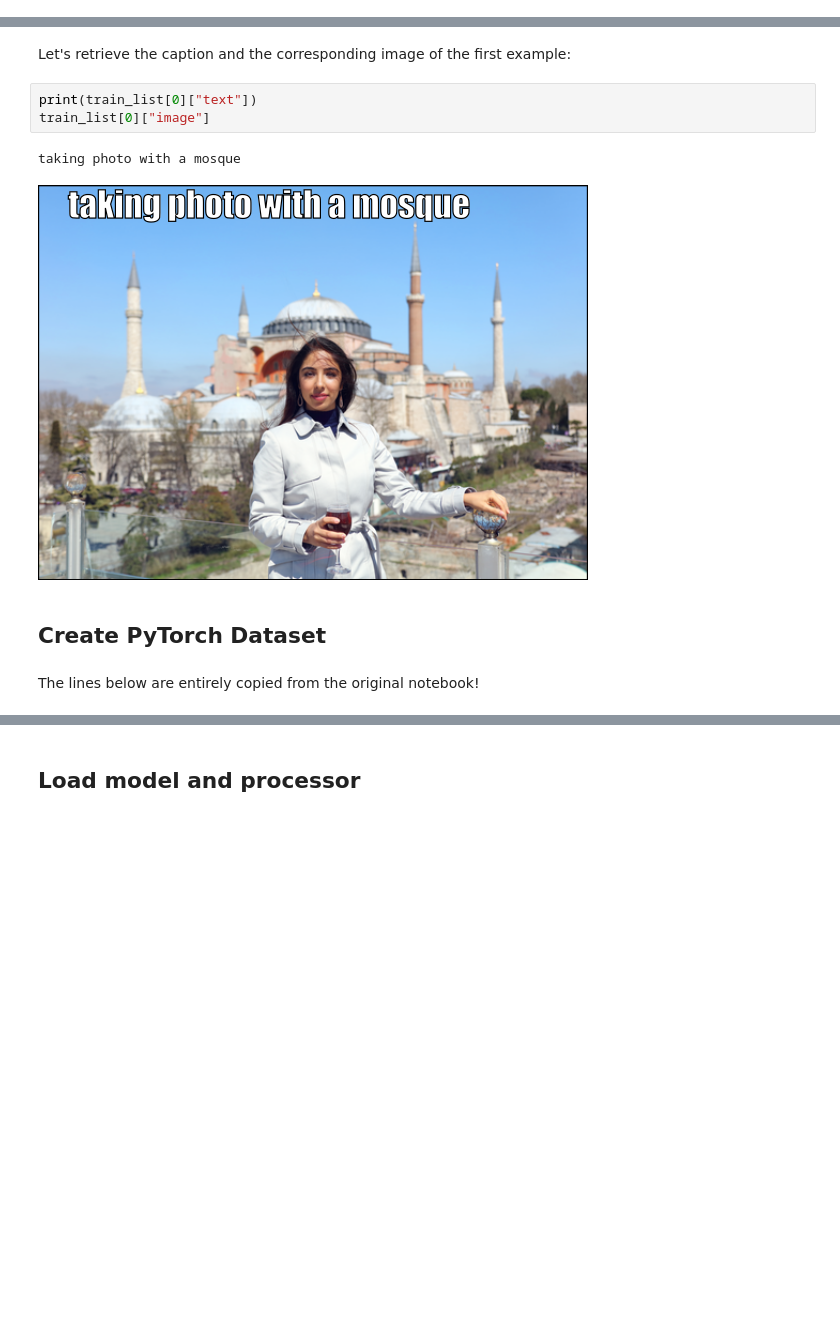
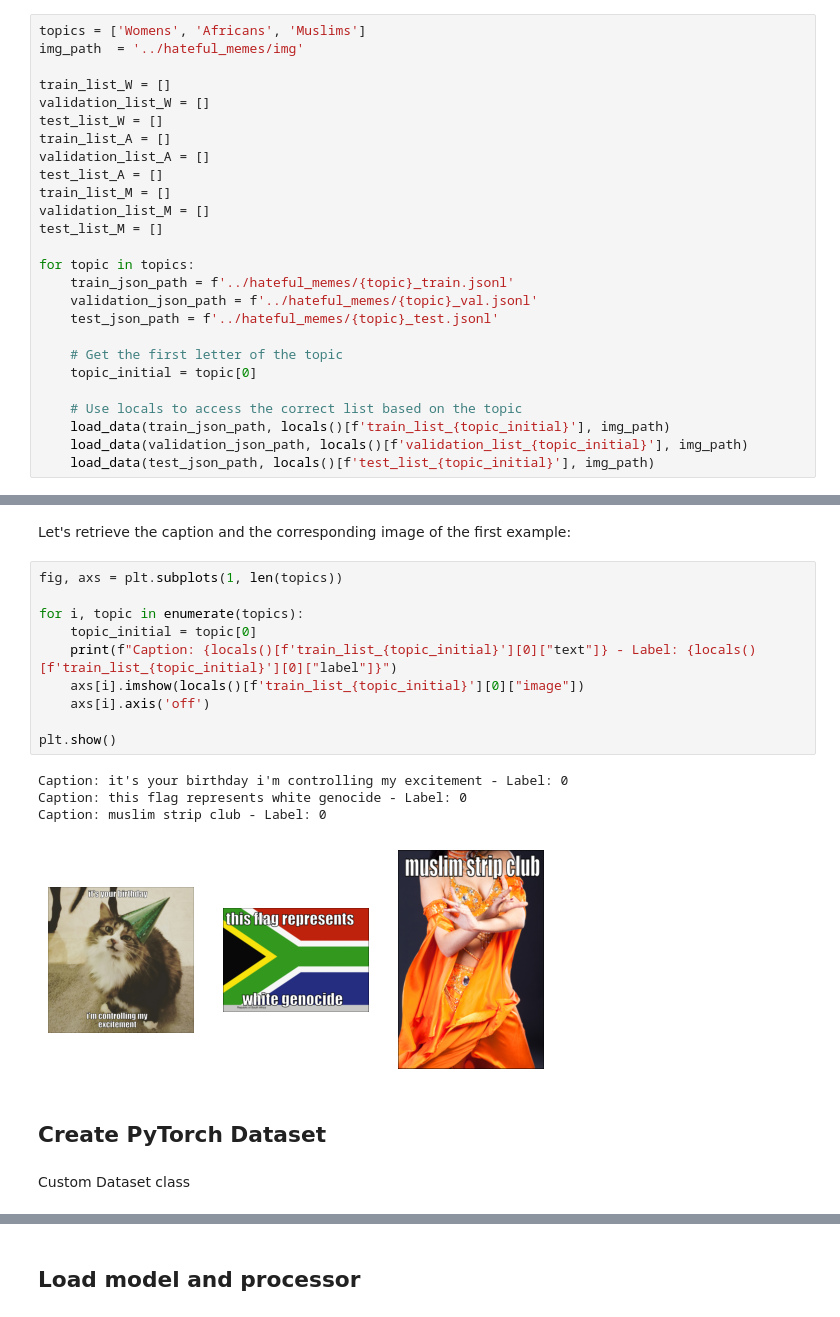
Before and after one commit to PatateMagique/DeepLearning_HateSpeech, a Jupyter notebook: CLIP/image_captioning_clip.ipynb, the cells around one changed output, grey strips where cells are left out. Drawn from its saved outputs; the diff is of its cells as text; blank space fills up the shorter version.

```diff
--- a/CLIP/image_captioning_clip.ipynb
+++ b/CLIP/image_captioning_clip.ipynb
@@ -77,0 +74,26 @@ Loaded 664 items from ../hateful_memes/Muslims.jsonl
+# %%
+topics = ['Womens', 'Africans', 'Muslims']
+img_path  = '../hateful_memes/img'
+
+train_list_W = []
+validation_list_W = []
+test_list_W = []
+train_list_A = []
+validation_list_A = []
+test_list_A = []
+train_list_M = []
+validation_list_M = []
+test_list_M = []
+
+for topic in topics:
+    train_json_path = f'../hateful_memes/{topic}_train.jsonl'
+    validation_json_path = f'../hateful_memes/{topic}_val.jsonl'
+    test_json_path = f'../hateful_memes/{topic}_test.jsonl'
+
+    # Get the first letter of the topic
+    topic_initial = topic[0]
+
+    # Use locals to access the correct list based on the topic
+    load_data(train_json_path, locals()[f'train_list_{topic_initial}'], img_path)
+    load_data(validation_json_path, locals()[f'validation_list_{topic_initial}'], img_path)
+    load_data(test_json_path, locals()[f'test_list_{topic_initial}'], img_path)
@@ -78,15 +110,24 @@ Loaded 664 items from ../hateful_memes/Muslims.jsonl
 # %% [markdown]
 Let's retrieve the caption and the corresponding image of the first example:
-# %%
-print(train_list[0]["text"])
-train_list[0]["image"]
-# %% [output]
-taking photo with a mosque
-[figure, removed]
+# %%
+fig, axs = plt.subplots(1, len(topics))
+
+for i, topic in enumerate(topics):
+    topic_initial = topic[0]
+    print(f"Caption: {locals()[f'train_list_{topic_initial}'][0]["text"]} - Label: {locals()[f'train_list_{topic_initial}'][0]["label"]}")
+    axs[i].imshow(locals()[f'train_list_{topic_initial}'][0]["image"])
+    axs[i].axis('off')
+
+plt.show()
+# %% [output]
+Caption: it's your birthday i'm controlling my excitement - Label: 0
+Caption: this flag represents white genocide - Label: 0
+Caption: muslim strip club - Label: 0
+[figure, added]
 # %% [markdown]
 ## Create PyTorch Dataset
-# %% [markdown]
-The lines below are entirely copied from the original notebook!
+# %% [markdown]
+Custom Dataset class
 # %%
 class ImageCaptioningDataset(Dataset):
     def __init__(self, dataset, processor):
```
Also changed, not shown: parts of 32 cells of this notebook, 5 other files.
